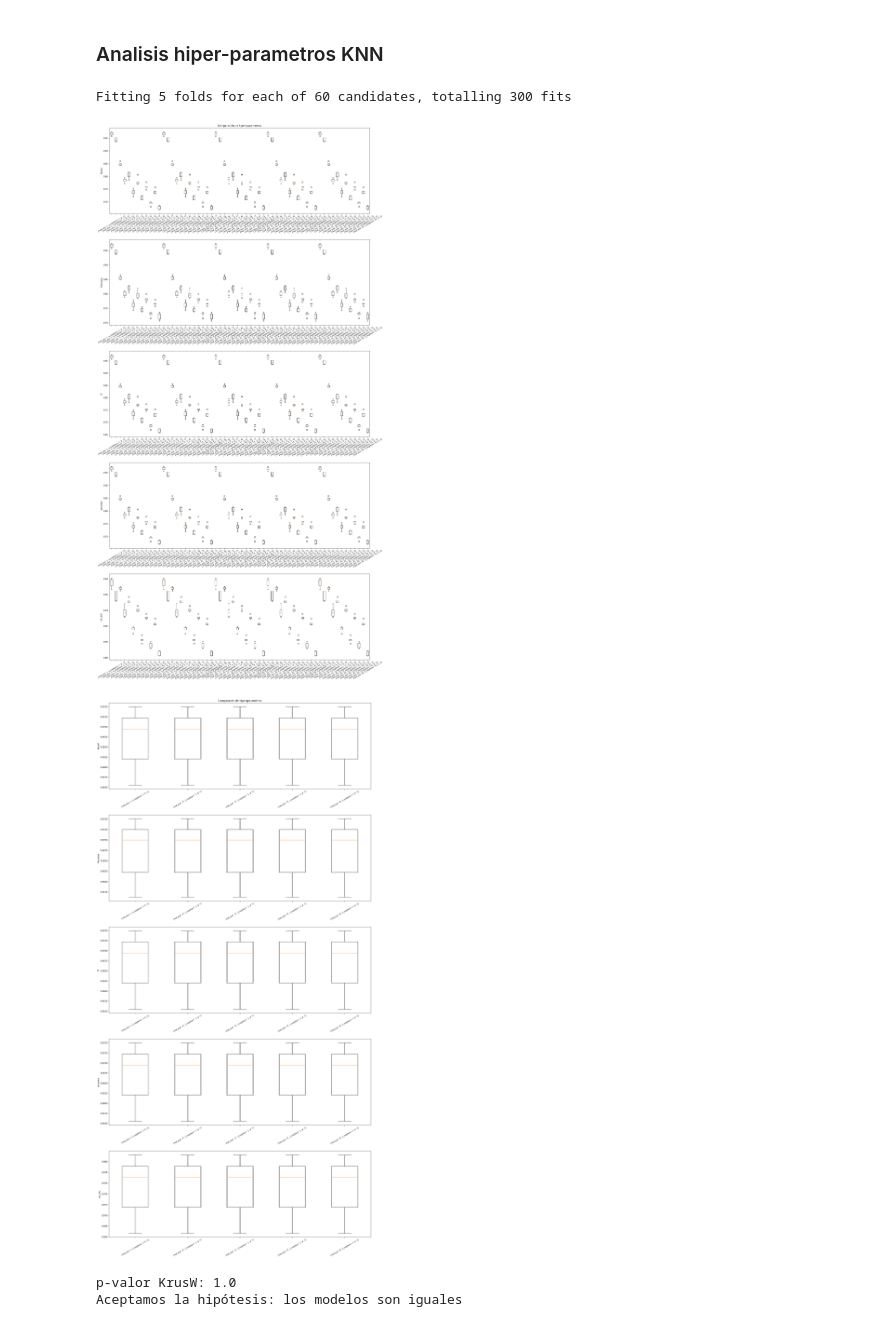
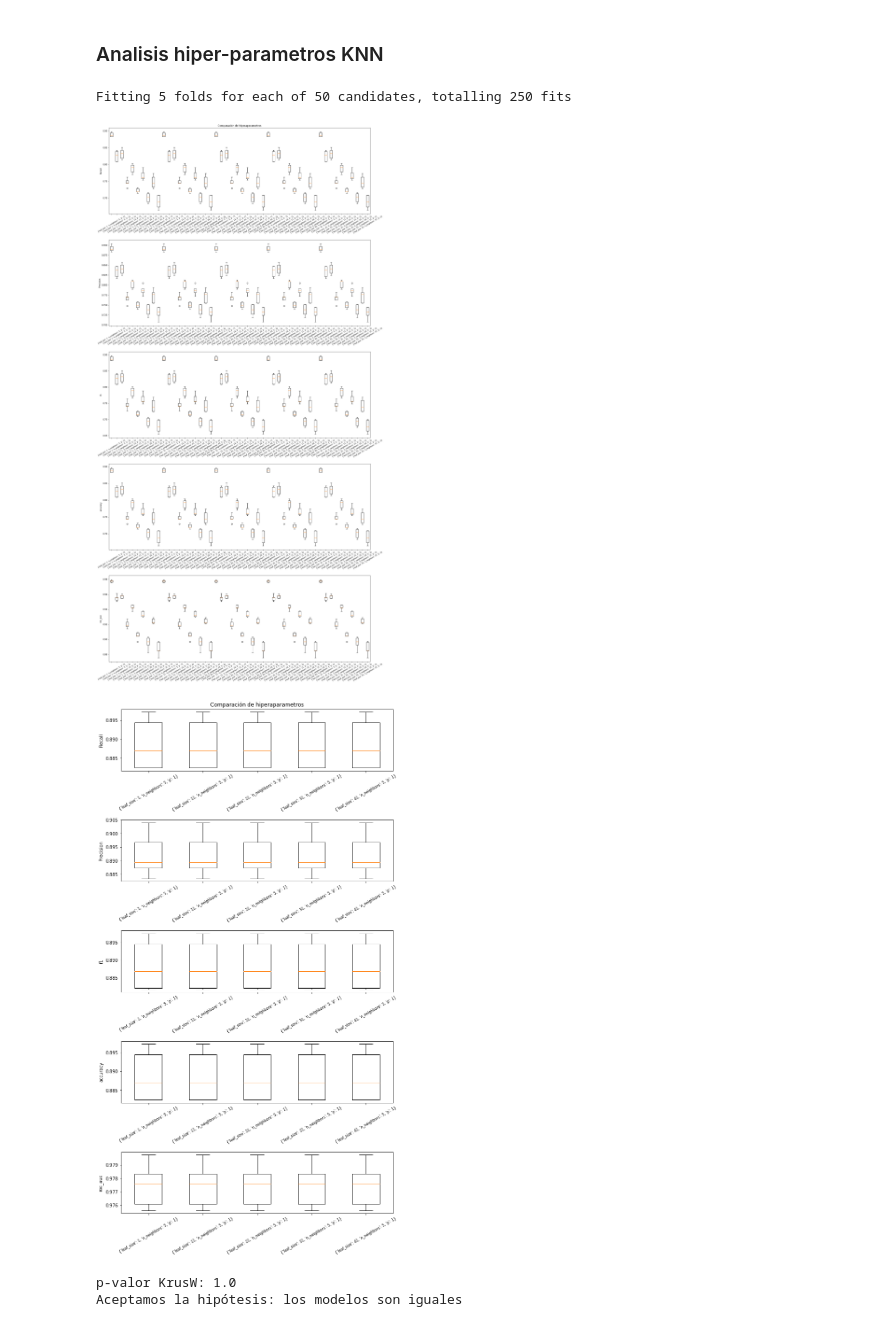
Before and after one commit to vidaldani/MangoGrading, a Jupyter notebook: NearestNeighbor.ipynb, the cells around one changed output. Cells and saved outputs as stored; diff of their text form; code cells hidden in the pictures.

```diff
--- a/NearestNeighbor.ipynb
+++ b/NearestNeighbor.ipynb
@@ -75,13 +84,13 @@ Average       0.677222          0.885291
 # %%
 param_grid = {
     "leaf_size": list(range(1,50,10)),
-    "n_neighbors": list(range(1,round(np.sqrt((f-1)*n)),8)),
+    "n_neighbors": list(range(5,round(np.sqrt((f-1)*n)),8)),
     "p":[1,2]
 }
 search = GridSearchCV(estimator = modelKNN, param_grid =param_grid, n_jobs=-1,cv=CV,scoring=scoring,verbose=1,refit=False,return_train_score=False)
 search_results = search.fit(X,t)
 # %% [output]
-Fitting 5 folds for each of 60 candidates, totalling 300 fits
+Fitting 5 folds for each of 50 candidates, totalling 250 fits
 # %%
 
 df = pd.DataFrame.from_dict(search_results.cv_results_)
@@ -150,7 +159,7 @@ fig.subplots_adjust(left=0.08, right=3, bottom=0.05, top=9,
 
 plt.show()
 # %% [output]
-[figure, old version]
+[figure, new version]
 # %%
 ## Mostramos los top 5 que aparecen en los diagramas
 top_recall =[]
@@ -197,36 +206,36 @@ ax[1].set_xticklabels(labels=top_labels,rotation=30, fontsize=8)
 ax[1].set(
     axisbelow=True,  # Hide the grid behind plot objects
     ylabel='Precision'
 )
 
 ax[2].boxplot(top_f1,labels=top_labels)
 ax[2].set_xticklabels(labels=top_labels,rotation=30, fontsize=8)
 ax[2].set(
     axisbelow=True,  # Hide the grid behind plot objects
     ylabel='f1'
 )
 
 
 ax[3].boxplot(top_accuracy,labels=top_labels)
 ax[3].set_xticklabels(labels=top_labels,rotation=30, fontsize=8)
 ax[3].set(
     axisbelow=True,  # Hide the grid behind plot objects
     ylabel='accuracy'
 )
 
 
 ax[4].boxplot(top_roc_auc,labels=top_labels)
 ax[4].set_xticklabels(labels=top_labels,rotation=30, fontsize=8)
 ax[4].set(
     axisbelow=True,  # Hide the grid behind plot objects
     ylabel='roc_auc'
 )
-fig.subplots_adjust(left=0.08, right=3, bottom=0.05, top=9,
-                    hspace=0.3, wspace=0.3)
+fig.subplots_adjust(left=0.08, right=1.5, bottom=0.05, top=4,
+                    hspace=0.8, wspace=0.3)
 
 plt.show()
 # %% [output]
-[figure, old version]
+[figure, new version]
 # %%
 # Comparacion de hipotesis con accuracy
 alpha = 0.05
```
Also changed, not shown: parts of 10 cells of this notebook, 5 other files.
